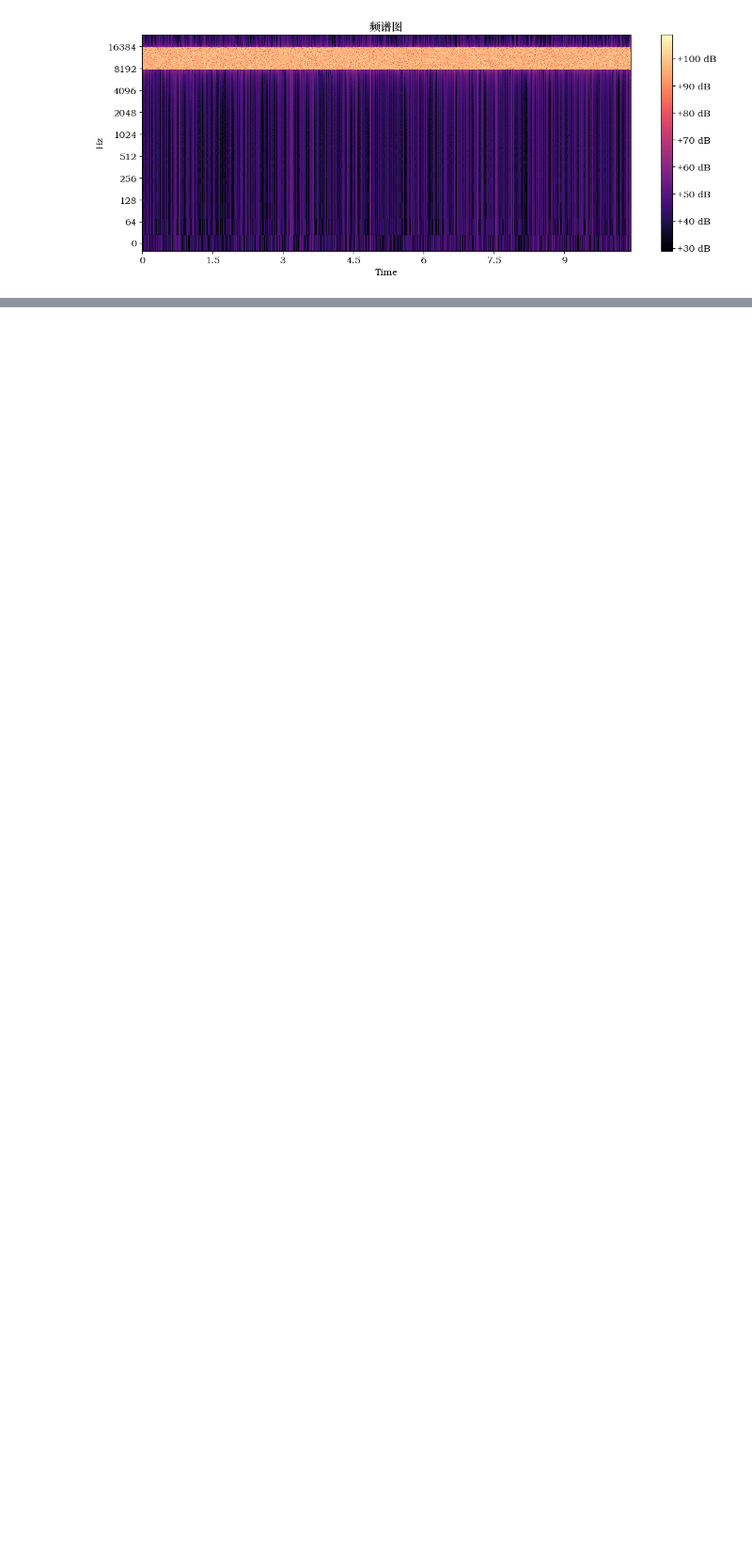
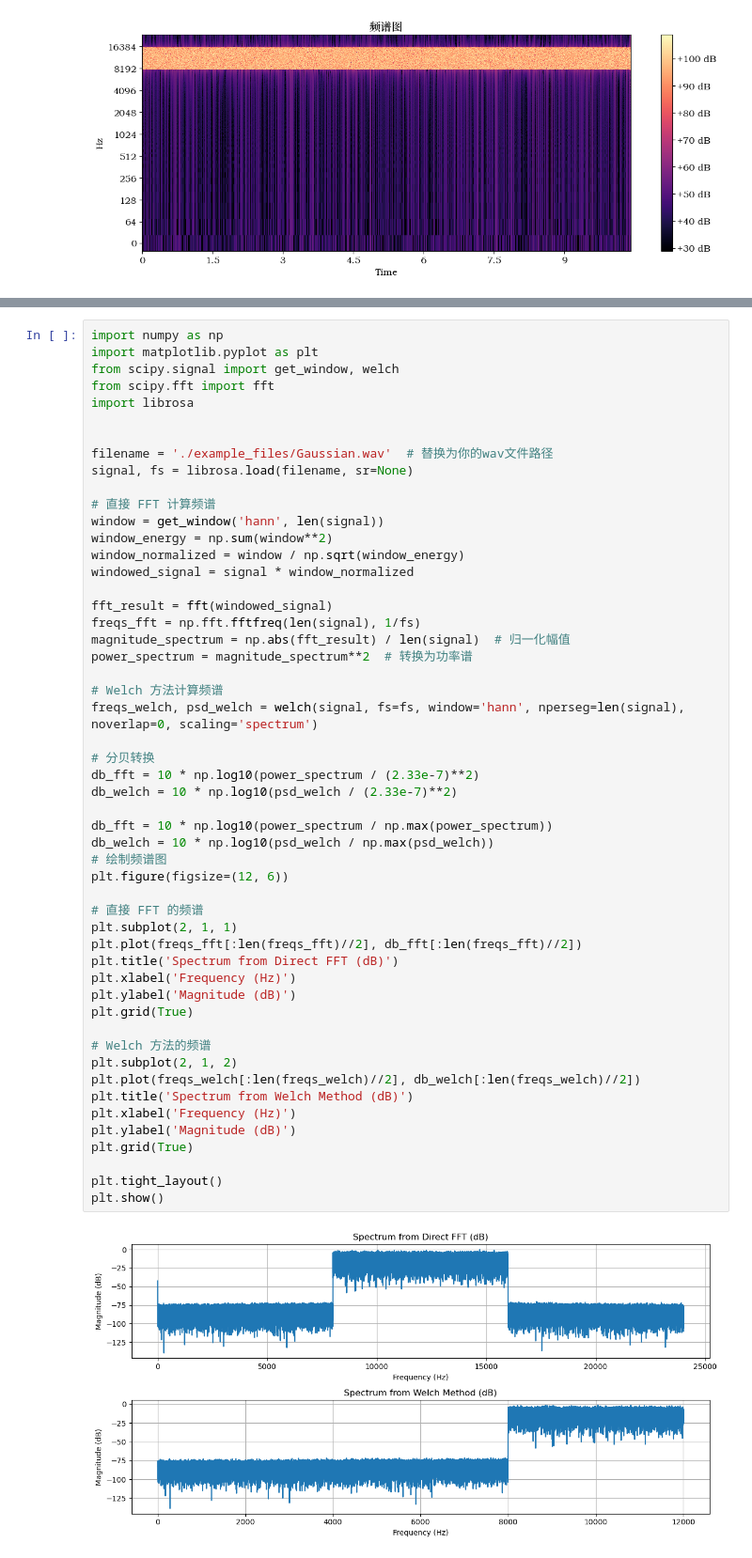
Before and after one commit to LewisBase/noise_info_toolkit, a Jupyter notebook: code_test.ipynb, the cells around one changed output, grey strips where cells are left out. Shown at 94% size. Saved outputs shown, nothing was run; the diff lists cells and outputs as text; blank space fills up the shorter version.

```diff
--- a/code_test.ipynb
+++ b/code_test.ipynb
@@ -282,0 +292,54 @@ times.shape
+# %%
+import numpy as np
+import matplotlib.pyplot as plt
+from scipy.signal import get_window, welch
+from scipy.fft import fft
+import librosa
+
+
+filename = './example_files/Gaussian.wav'  # 替换为你的wav文件路径
+signal, fs = librosa.load(filename, sr=None)
+
+# 直接 FFT 计算频谱
+window = get_window('hann', len(signal))
+window_energy = np.sum(window**2)
+window_normalized = window / np.sqrt(window_energy)
+windowed_signal = signal * window_normalized
+
+fft_result = fft(windowed_signal)
+freqs_fft = np.fft.fftfreq(len(signal), 1/fs)
+magnitude_spectrum = np.abs(fft_result) / len(signal)  # 归一化幅值
+power_spectrum = magnitude_spectrum**2  # 转换为功率谱
+
+# Welch 方法计算频谱
+freqs_welch, psd_welch = welch(signal, fs=fs, window='hann', nperseg=len(signal), noverlap=0, scaling='spectrum')
+
+# 分贝转换
+db_fft = 10 * np.log10(power_spectrum / (2.33e-7)**2)
+db_welch = 10 * np.log10(psd_welch / (2.33e-7)**2)
+
+db_fft = 10 * np.log10(power_spectrum / np.max(power_spectrum))
+db_welch = 10 * np.log10(psd_welch / np.max(psd_welch))
+# 绘制频谱图
+plt.figure(figsize=(12, 6))
+
+# 直接 FFT 的频谱
+plt.subplot(2, 1, 1)
+plt.plot(freqs_fft[:len(freqs_fft)//2], db_fft[:len(freqs_fft)//2])
+plt.title('Spectrum from Direct FFT (dB)')
+plt.xlabel('Frequency (Hz)')
+plt.ylabel('Magnitude (dB)')
+plt.grid(True)
+
+# Welch 方法的频谱
+plt.subplot(2, 1, 2)
+plt.plot(freqs_welch[:len(freqs_welch)//2], db_welch[:len(freqs_welch)//2])
+plt.title('Spectrum from Welch Method (dB)')
+plt.xlabel('Frequency (Hz)')
+plt.ylabel('Magnitude (dB)')
+plt.grid(True)
+
+plt.tight_layout()
+plt.show()
+# %% [output]
+[figure, added]
```
Also changed, not shown: parts of 11 cells of this notebook, 38 other files.
